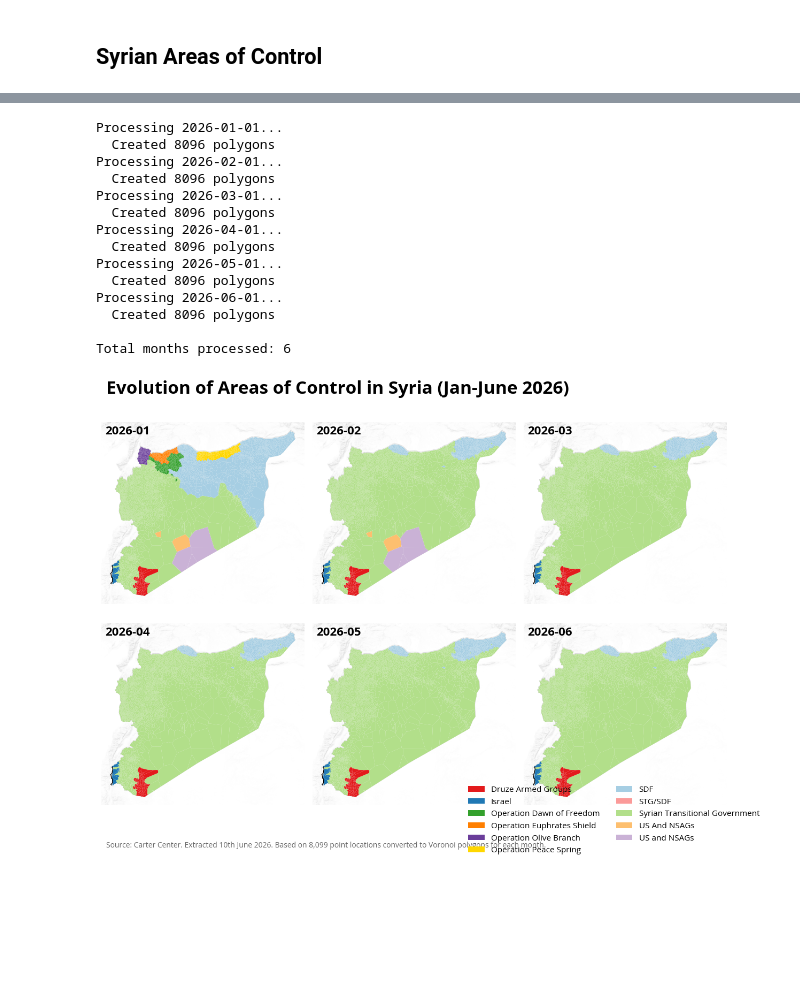
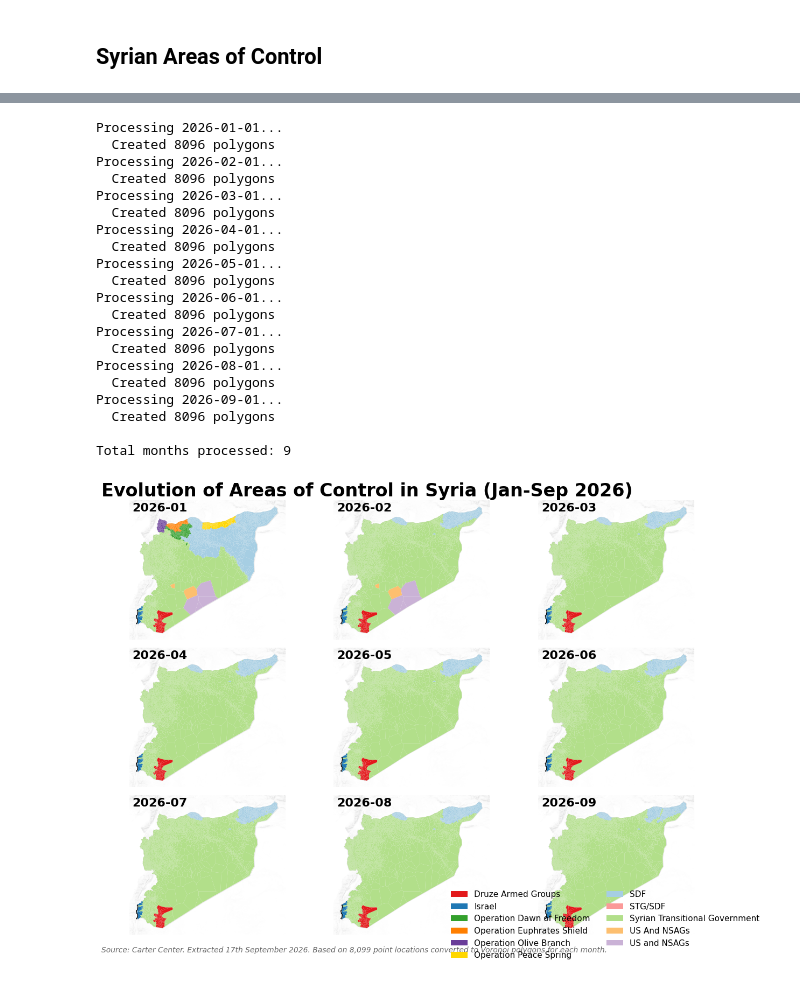
Before and after one commit to datapartnership/syria-economic-monitor, a Jupyter notebook: _sources/notebooks/conflict/acled_post_assad.ipynb, the cells around one changed output, grey strips where cells are left out. Cells and saved outputs as stored; diff of their text form; code cells hidden in the pictures; blank space fills up the shorter version.

```diff
--- a/_sources/notebooks/conflict/acled_post_assad.ipynb
+++ b/_sources/notebooks/conflict/acled_post_assad.ipynb
@@ -606,7 +604,8 @@ plot_wordcloud_comparison(
 # %% [markdown]
 ## Syrian Areas of Control
 # %%
-areas_of_control['2026-06-01'] = areas_of_control['2026-06-01'].replace({'US And NSAGs': 'US and NSAGs'})
+DATE = '2026-09-01'
+areas_of_control[DATE] = areas_of_control[DATE].replace({'US And NSAGs': 'US and NSAGs'})
 # %%
 from scipy.spatial import Voronoi
 from shapely.geometry import Polygon
@@ -700,17 +699,17 @@ for i, region in enumerate(regions):
     # Only keep valid polygons
     if not clipped.is_empty and clipped.area > 0:
         control_polygons.append(clipped)
-        control_values.append(areas_of_control.iloc[i]['2026-06-01'])
+        control_values.append(areas_of_control.iloc[i][DATE])
 
 # Create new GeoDataFrame with polygons
 areas_of_control_polygons = gpd.GeoDataFrame({
-    '2026-06-01': control_values,
+    DATE: control_values,
     'geometry': control_polygons
 }, crs=areas_of_control.crs)
 
 print(f"Created {len(areas_of_control_polygons)} polygons from {len(areas_of_control)} points")
 print(f"Polygons per control type:")
-print(areas_of_control_polygons['2026-06-01'].value_counts())
+print(areas_of_control_polygons[DATE].value_counts())
 
 areas_of_control_polygons
 # %% [output]
@@ -841,7 +840,7 @@ import numpy as np
 
 # Years to process
 years = range(2014, 2027)  # 2014 to 2026 inclusive
-date_columns_yearly = [f"{year}-06-01" for year in years]
+date_columns_yearly = [f"{year}-09-01" for year in years]
 
 # Load Syria boundary
 syria_boundary = gpd.read_file("../../data/boundaries/syr_admin0.shp")
@@ -1087,7 +1086,7 @@ from shapely.geometry import Polygon
 import numpy as np
 
 # Years to process
-months = range(1,7)  # 2014 to 2026 inclusive
+months = range(1,10)  # 2014 to 2026 inclusive
 date_columns_yearly = [f"2026-{month:02d}-01" for month in months]
 
 # Load Syria boundary
@@ -1208,8 +1207,14 @@ Processing 2026-05-01...
   Created 8096 polygons
 Processing 2026-06-01...
   Created 8096 polygons
+Processing 2026-07-01...
+  Created 8096 polygons
+Processing 2026-08-01...
+  Created 8096 polygons
+Processing 2026-09-01...
+  Created 8096 polygons
 
-Total months processed: 6
+Total months processed: 9
 # %%
 import matplotlib.pyplot as plt
 import contextily as ctx
@@ -1241,7 +1246,7 @@ unique_colors = [
 ]
 
 # Create subplots - 3 rows x 5 columns (13 years + 2 empty)
-fig, axes = plt.subplots(2, 3, figsize=(12, 9))
+fig, axes = plt.subplots(3, 3, figsize=(12, 9))
 axes = axes.flatten()
 
 # Get all unique control types across all months
@@ -1295,33 +1300,33 @@ for idx, (date_col, gdf) in enumerate(monthly_polygons.items()):
             verticalalignment='top',
             horizontalalignment='left')
 
 # Hide unused subplots
 for idx in range(len(monthly_polygons), len(axes)):
     axes[idx].set_visible(False)
 
 # Add main title (left aligned)
-fig.text(0.02, 0.98, 'Evolution of Areas of Control in Syria (Jan-June 2026)',
+fig.text(0.02, 0.98, 'Evolution of Areas of Control in Syria (Jan-Sep 2026)',
          fontsize=24, fontweight='bold', ha='left', va='top')
 
 # Create custom legend
 from matplotlib.patches import Patch
 legend_elements = [Patch(facecolor=control_to_color[control], label=control)
                    for control in all_controls]
 
 # Add legend below the plots
 fig.legend(handles=legend_elements,
           loc='lower right',
           ncol=2,
           frameon=False,
           fontsize=11,
           bbox_to_anchor=(1.05, -0.02))
 
 # Add source note (left aligned)
 fig.text(0.02, 0.01,
-         f'Source: Carter Center. Extracted 10th June 2026. Based on 8,099 point locations converted to Voronoi polygons for each month.',
+         f'Source: Carter Center. Extracted 17th September 2026. Based on 8,099 point locations converted to Voronoi polygons for each month.',
          ha='left', fontsize=10, style='italic', color='#666666')
 
 plt.tight_layout(rect=[0, 0.03, 1, 0.96])
 plt.show()
 # %% [output]
-[figure, old version]
+[figure, new version]
```
Also changed, not shown: parts of 8 cells of this notebook, 51 other files.
